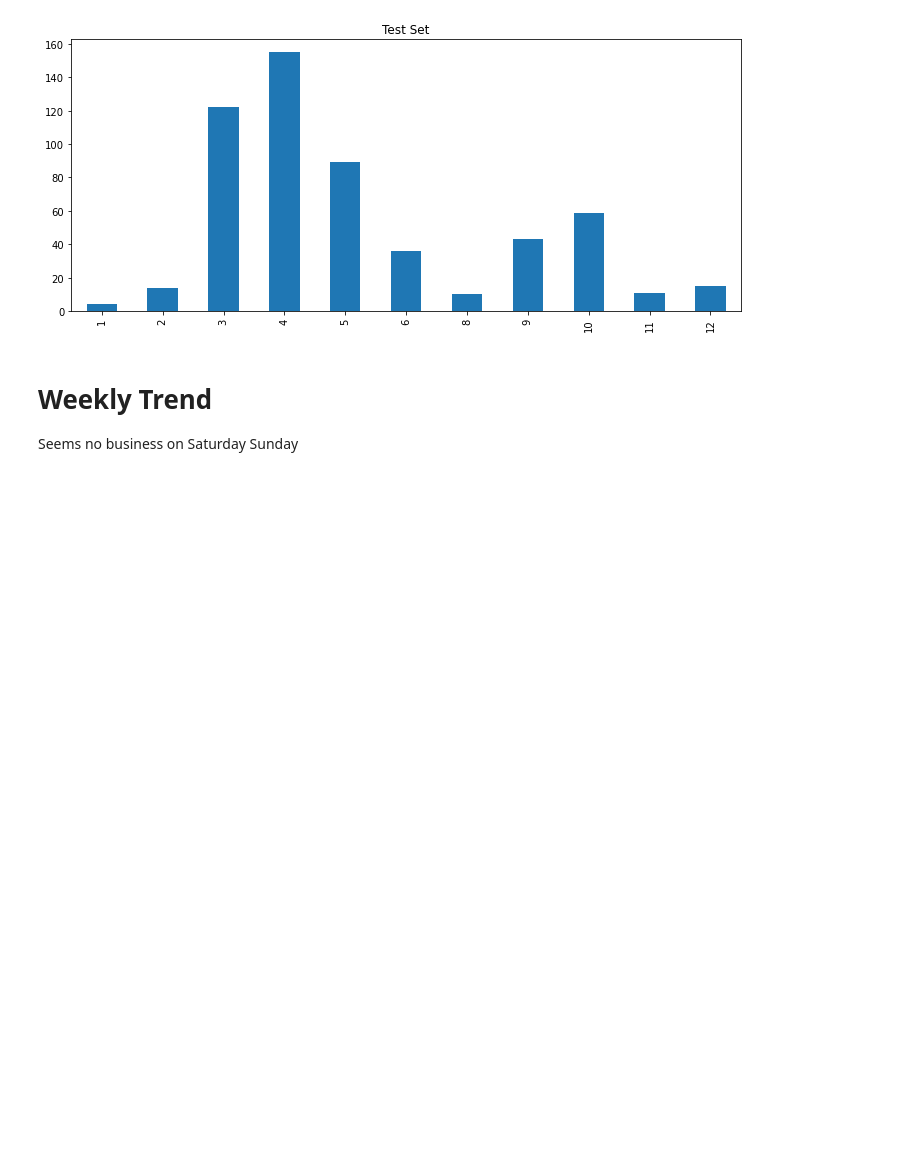
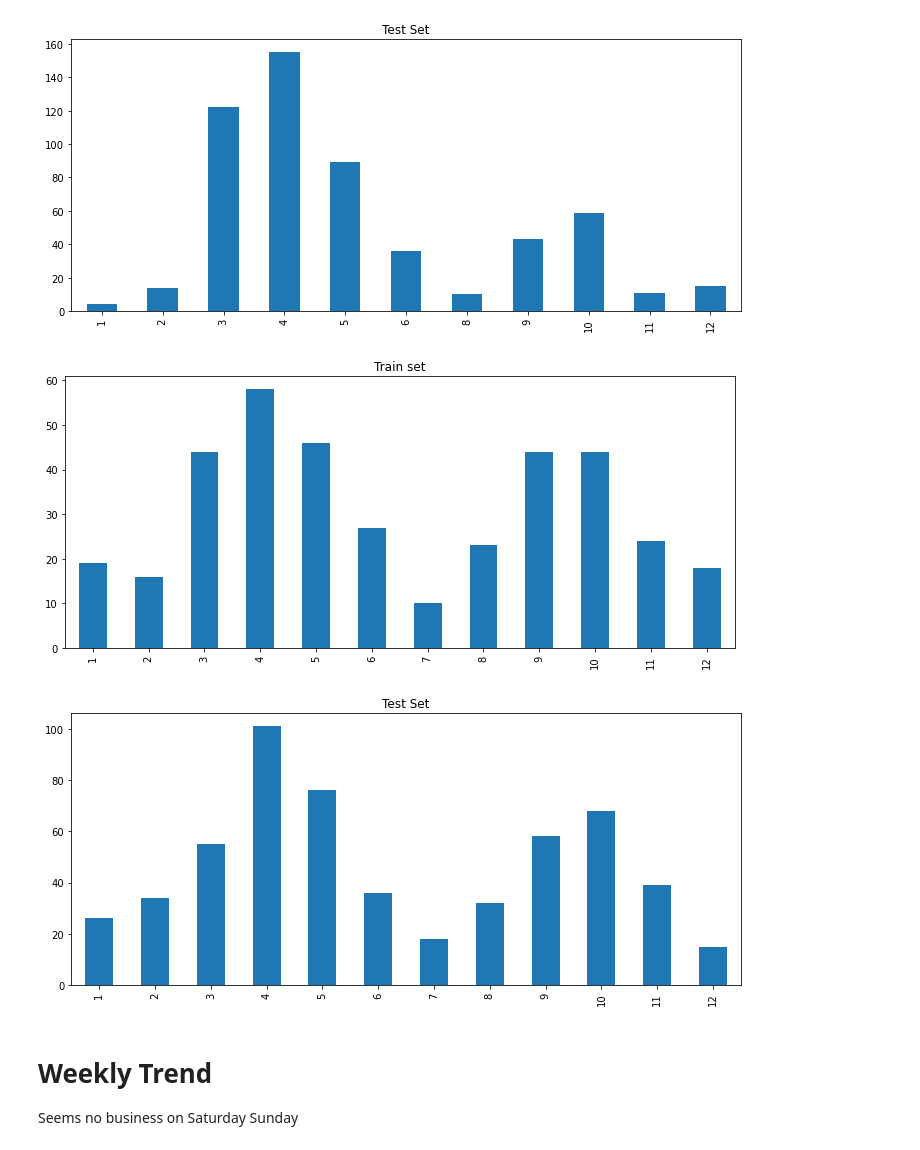
Before and after one commit to vineetgahtori/Random-Projects, a Jupyter notebook: EDA.ipynb, the cells around one changed output. Saved outputs shown, nothing was run; the diff lists cells and outputs as text; code cells hidden in the pictures; blank space fills up the shorter version.

```diff
--- a/EDA.ipynb
+++ b/EDA.ipynb
@@ -67,6 +84,20 @@ plt.show()
 # %% [output]
 [figure]
 [figure]
+# %%
+#how is trend for purchased date?
+
+plt.figure(figsize = (12,5))
+df.PURCHASED_AT.dt.month.value_counts().sort_index().plot(kind = 'bar')
+plt.title('Train set')
+plt.show()
+plt.figure(figsize = (12,5))
+test.PURCHASED_AT.dt.month.value_counts().sort_index().plot(kind = 'bar')
+plt.title('Test Set')
+plt.show()
+# %% [output]
+[figure, added]
+[figure, added]
 # %% [markdown]
 # Weekly Trend
 
```
Also changed, not shown: parts of 20 cells of this notebook.
